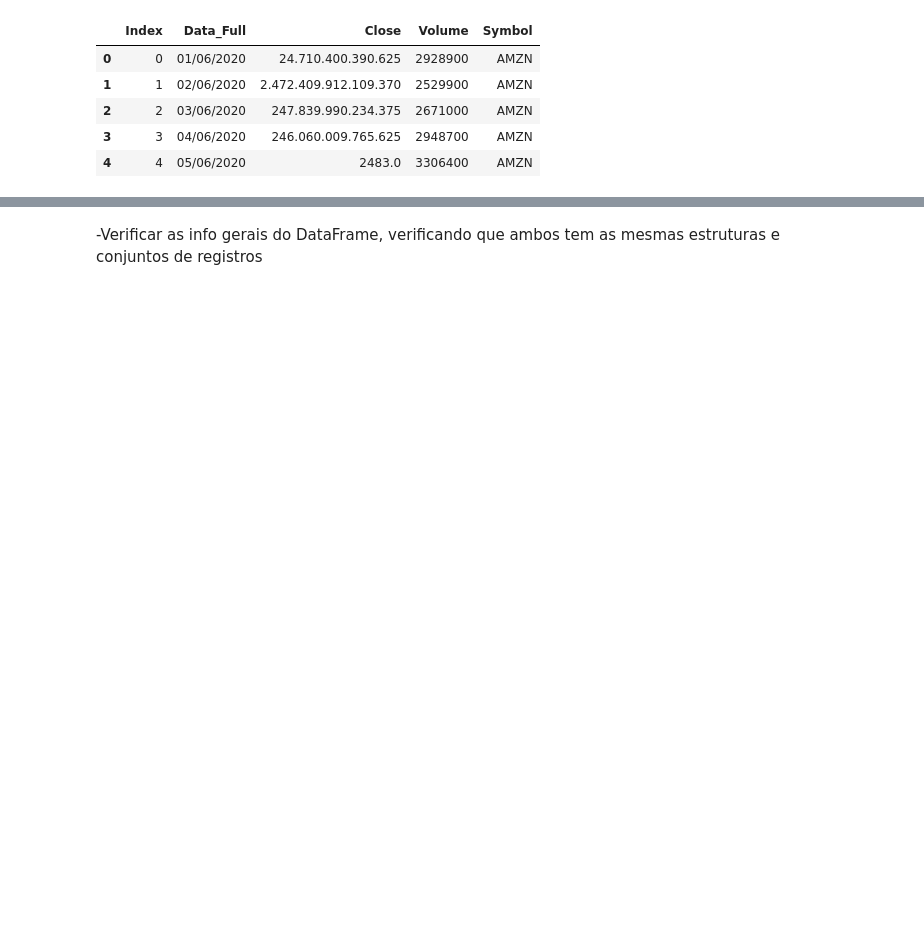
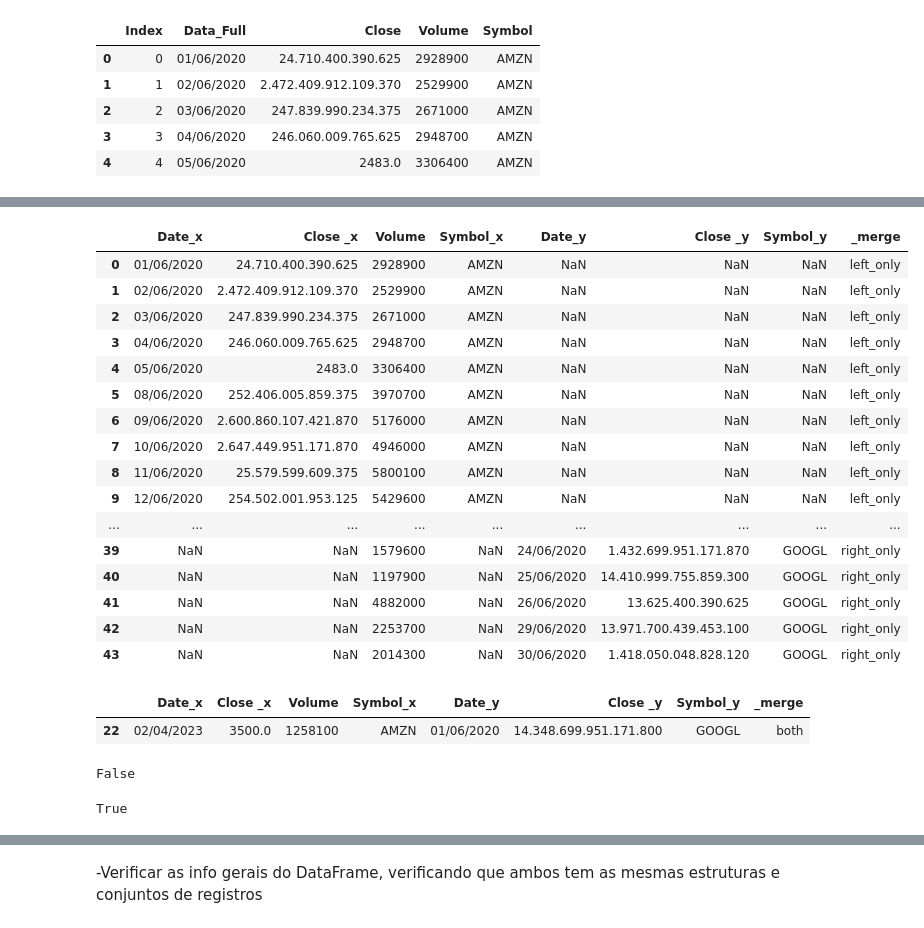
Before and after one commit to jrjosias2/PythonScripts, a Jupyter notebook: Cloud_Academy/Data_wrangling/data_wrangling.ipynb, the cells around one changed output, grey strips where cells are left out. Drawn from its saved outputs; the diff is of its cells as text; code cells hidden in the pictures; blank space fills up the shorter version.

```diff
--- a/Cloud_Academy/Data_wrangling/data_wrangling.ipynb
+++ b/Cloud_Academy/Data_wrangling/data_wrangling.ipynb
@@ -47,0 +70,2 @@ amzn.nlargest(10, columns='Volume').tail(3)
+# %%
+amzn.loc[len(amzn.index)] = ['02/04/2023', '3500.0', 1258100, 'AMZN']
@@ -47,0 +92,26 @@ amzn.nlargest(10, columns='Volume').tail(3)
+# %%
+amzn.reset_index(drop=True, inplace=True)
+googl.reset_index(drop=True, inplace=True)
+
+amzn.compare(googl)
+# %%
+df_diff = amzn.merge(googl, indicator=True, how='outer', on='Volume')
+df_diff
+# %% [output]
+|  | Date_x | Close _x | Volume | Symbol_x | Date_y | Close _y | Symbol_y | _merge |
+| 0 | 01/06/2020 | 24.710.400.390.625 | 2928900 | AMZN | NaN | NaN | NaN | left_only |
+| 1 | 02/06/2020 | 2.472.409.912.109.370 | 2529900 | AMZN | NaN | NaN | NaN | left_only |
+| 2 | 03/06/2020 | 247.839.990.234.375 | 2671000 | AMZN | NaN | NaN | NaN | left_only |
+| 3 | 04/06/2020 | 246.060.009.765.625 | 2948700 | AMZN | NaN | NaN | NaN | left_only |
+| 4 | 05/06/2020 | 2483.0 | 3306400 | AMZN | NaN | NaN | NaN | left_only |
+| 5 | 08/06/2020 | 252.406.005.859.375 | 3970700 | AMZN | NaN | NaN | NaN | left_only |
+| 6 | 09/06/2020 | 2.600.860.107.421.870 | 5176000 | AMZN | NaN | NaN | NaN | left_only |
+| 7 | 10/06/2020 | 2.647.449.951.171.870 | 4946000 | AMZN | NaN | NaN | NaN | left_only |
+| 8 | 11/06/2020 | 25.579.599.609.375 | 5800100 | AMZN | NaN | NaN | NaN | left_only |
+| 9 | 12/06/2020 | 254.502.001.953.125 | 5429600 | AMZN | NaN | NaN | NaN | left_only |
+| ... | ... | ... | ... | ... | ... | ... | ... | ... |
+| 39 | NaN | NaN | 1579600 | NaN | 24/06/2020 | 1.432.699.951.171.870 | GOOGL | right_only |
+| 40 | NaN | NaN | 1197900 | NaN | 25/06/2020 | 14.410.999.755.859.300 | GOOGL | right_only |
+| 41 | NaN | NaN | 4882000 | NaN | 26/06/2020 | 13.625.400.390.625 | GOOGL | right_only |
+| 42 | NaN | NaN | 2253700 | NaN | 29/06/2020 | 13.971.700.439.453.100 | GOOGL | right_only |
+| 43 | NaN | NaN | 2014300 | NaN | 30/06/2020 | 1.418.050.048.828.120 | GOOGL | right_only |
@@ -48,3 +120,18 @@ amzn.nlargest(10, columns='Volume').tail(3)
+# %%
+df_diff
+# %% [output]
+|  | Date_x | Close _x | Volume | Symbol_x | Date_y | Close _y | Symbol_y | _merge |
+| 22 | 02/04/2023 | 3500.0 | 1258100 | AMZN | 01/06/2020 | 14.348.699.951.171.800 | GOOGL | both |
+# %%
+df_eq = amzn.equals(googl)
+df_eq
+# %% [output]
+False
+# %%
+df_difbol = amzn['Volume'].reset_index(drop=True, inplace=True) == googl['Volume'].reset_index(drop=True, inplace=True)
+df_difbol
+# %% [output]
+True
 # %%
 #Exemplo de renomear as colunas pelo index (posicao) delas no dataframe
 amzn_noidx.rename(columns={amzn_noidx.columns[0]: 'Data_Full', amzn_noidx.columns[1]: 'Fechamento'}, inplace=True)
```
Also changed, not shown: parts of 34 cells of this notebook.
